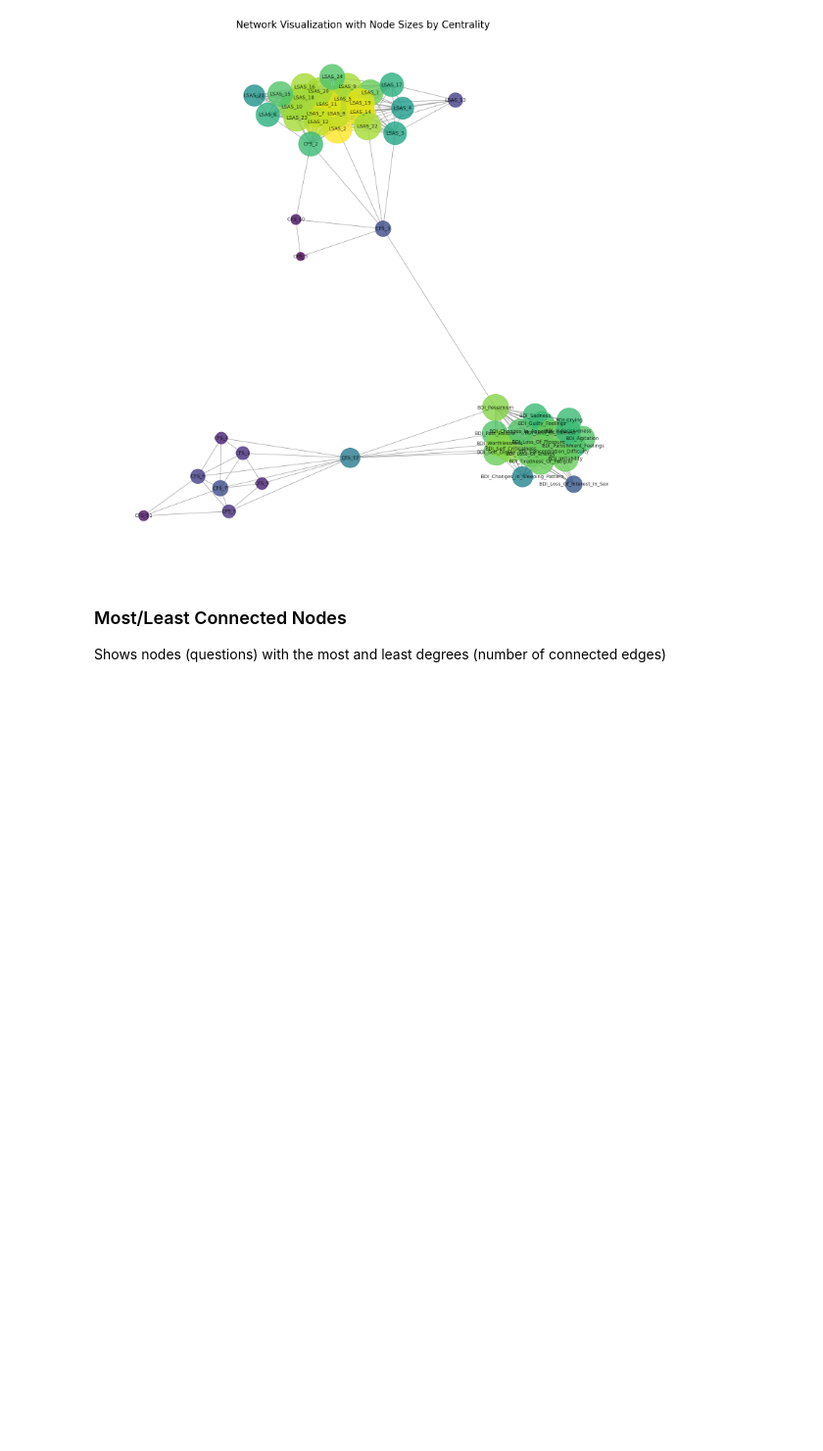
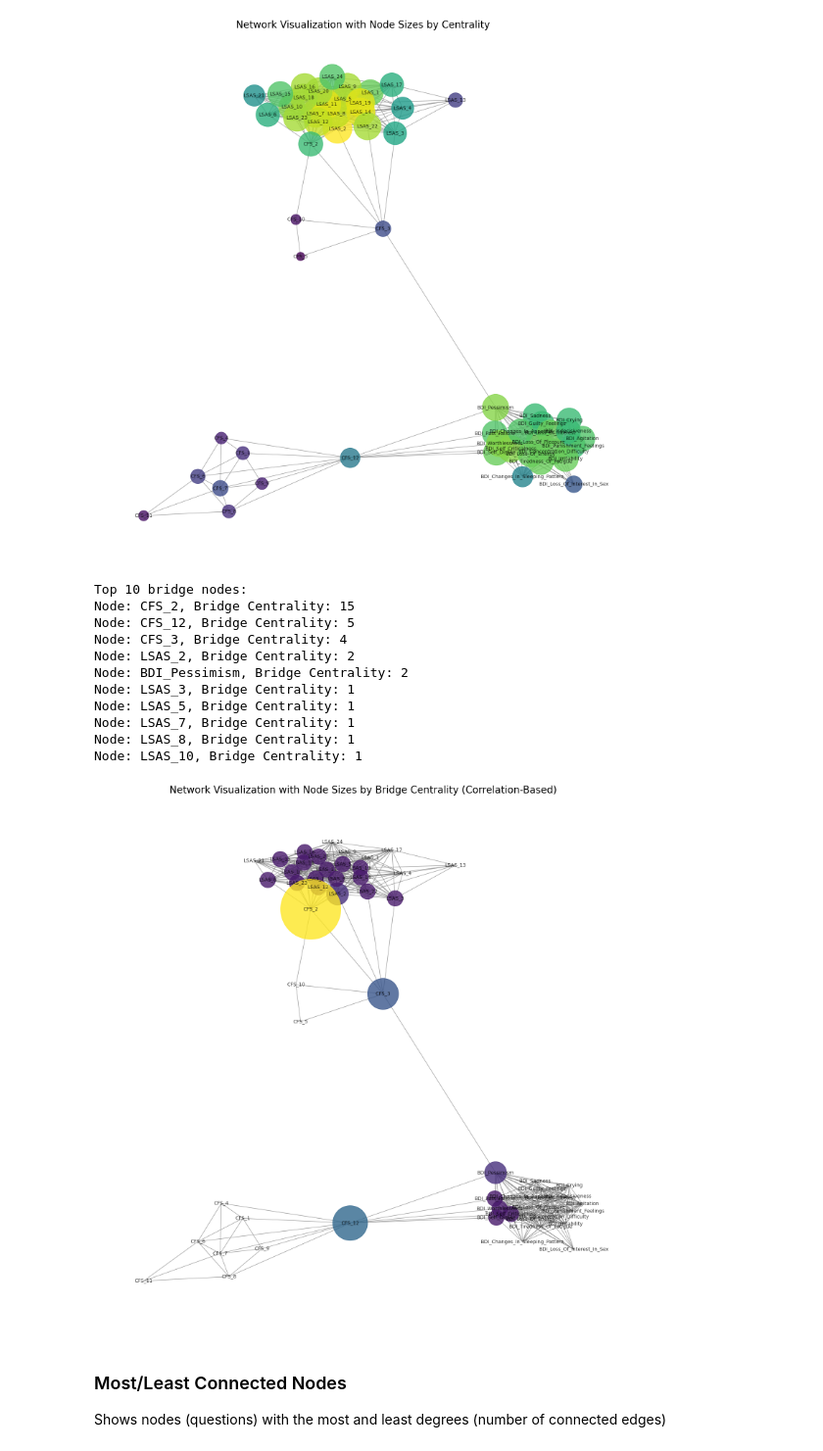
Before and after one commit to madisonlaprise/Senior_Thesis, a Jupyter notebook: Cross-Sectional/Question_Network_Standardized.ipynb, the cells around one changed output. Shown at 98% size. Cells and saved outputs as stored; diff of their text form; code cells hidden in the pictures; blank space fills up the shorter version.

```diff
--- a/Cross-Sectional/Question_Network_Standardized.ipynb
+++ b/Cross-Sectional/Question_Network_Standardized.ipynb
@@ -306,6 +303,78 @@ Node: LSAS_12, Centrality: 0.39999999999999997
 Node: LSAS_9, Centrality: 0.3818181818181818
 Node: LSAS_16, Centrality: 0.3818181818181818
 [figure]
+# %%
+def calculate_bridge_centrality(G, scale_groups):
+    """
+    Calculate bridge centrality for nodes connecting different scale groups.
+
+    Parameters:
+    - G: NetworkX graph
+    - scale_groups: A dictionary where keys are scale names and values are lists of nodes belonging to each scale
+
+    Returns:
+    - bridge_centrality: A dictionary with nodes as keys and bridge centrality scores as values
+    """
+    bridge_centrality = {node: 0 for node in G.nodes()}
+
+    # Iterate over all edges
+    for node1, node2 in G.edges():
+        group1 = next((scale for scale, nodes in scale_groups.items() if node1 in nodes), None)
+        group2 = next((scale for scale, nodes in scale_groups.items() if node2 in nodes), None)
+
+        # If the nodes belong to different groups, increment bridge centrality
+        if group1 != group2:
+            bridge_centrality[node1] += 1
+            bridge_centrality[node2] += 1
+
+    return bridge_centrality
+
+# Example usage of bridge centrality calculation
+# Define scale groups (modify according to your dataset)
+scale_groups = {
+    'LSAS': [col for col in df_standardized.columns if 'LSAS' in col],
+    'BDI': [col for col in df_standardized.columns if 'BDI' in col],
+    'CFS': [col for col in df_standardized.columns if 'CFS' in col]
+}
+bridge_centrality_scores = calculate_bridge_centrality(G, scale_groups)
+
+# Display top bridge nodes
+top_bridge_nodes = sorted(bridge_centrality_scores.items(), key=lambda x: x[1], reverse=True)[:10]
+print("Top 10 bridge nodes:")
+for node, score in top_bridge_nodes:
+    print(f"Node: {node}, Bridge Centrality: {score}")
+
+# Visualize the graph with bridge centrality
+node_sizes = [1000 * bridge_centrality_scores[node] for node in G.nodes()]
+plt.figure(figsize=(15, 15))
+pos = nx.spring_layout(G, seed=42)
+nx.draw(
+    G,
+    pos,
+    with_labels=True,
+    node_size=node_sizes,
+    cmap=plt.cm.viridis,
+    node_color=list(bridge_centrality_scores.values()),
+    font_size=10,
+    font_color='black',
+    edge_color='gray',
+    alpha=0.8
+)
+plt.title('Network Visualization with Node Sizes by Bridge Centrality (Correlation-Based)', fontsize=20)
+plt.show()
+# %% [output]
+Top 10 bridge nodes:
+Node: CFS_2, Bridge Centrality: 15
+Node: CFS_12, Bridge Centrality: 5
+Node: CFS_3, Bridge Centrality: 4
+Node: LSAS_2, Bridge Centrality: 2
+Node: BDI_Pessimism, Bridge Centrality: 2
+Node: LSAS_3, Bridge Centrality: 1
+Node: LSAS_5, Bridge Centrality: 1
+Node: LSAS_7, Bridge Centrality: 1
+Node: LSAS_8, Bridge Centrality: 1
+Node: LSAS_10, Bridge Centrality: 1
+[figure, added]
 # %% [markdown]
 ### Most/Least Connected Nodes
 
```
Also changed, not shown: parts of 5 cells of this notebook, 1 other file.
